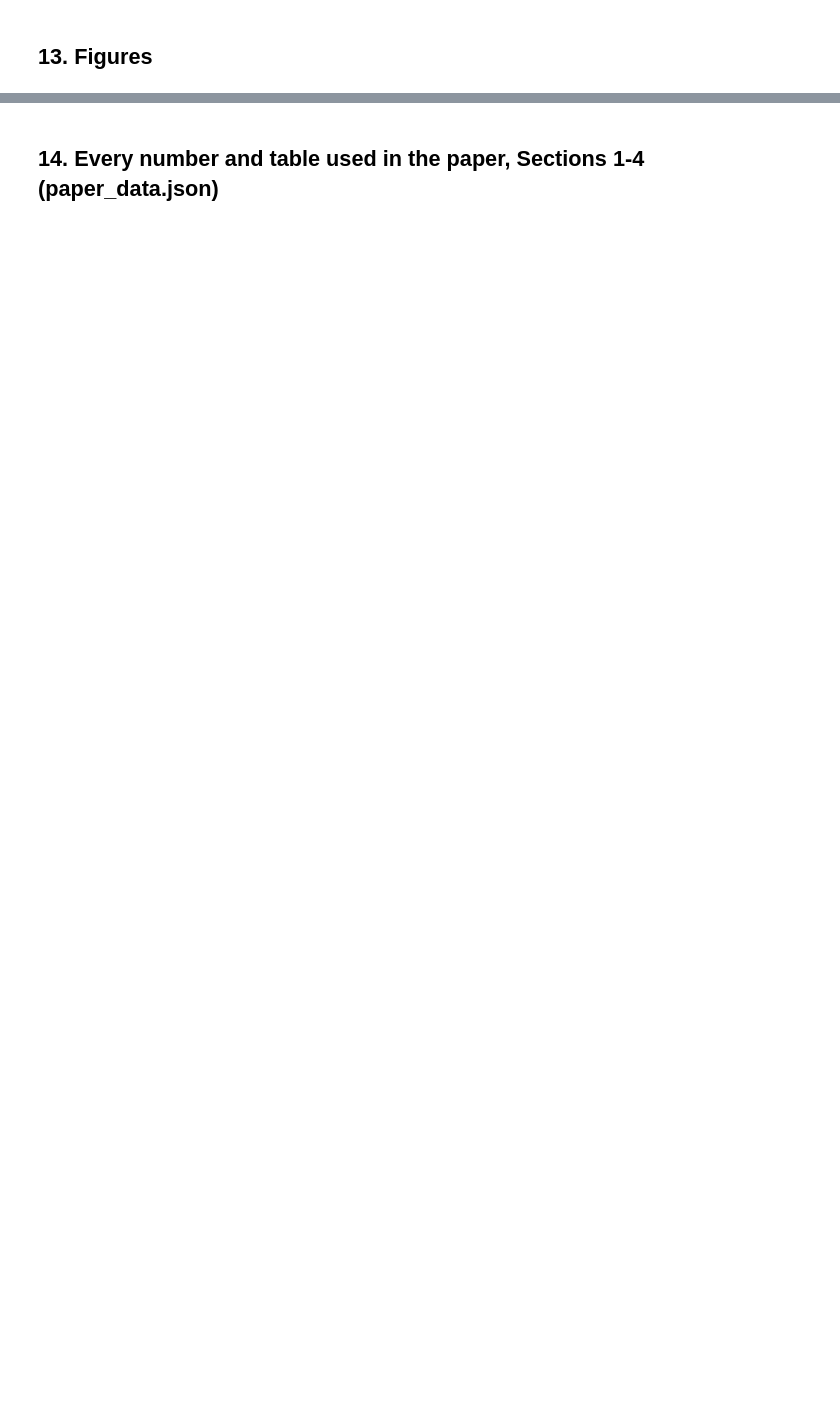
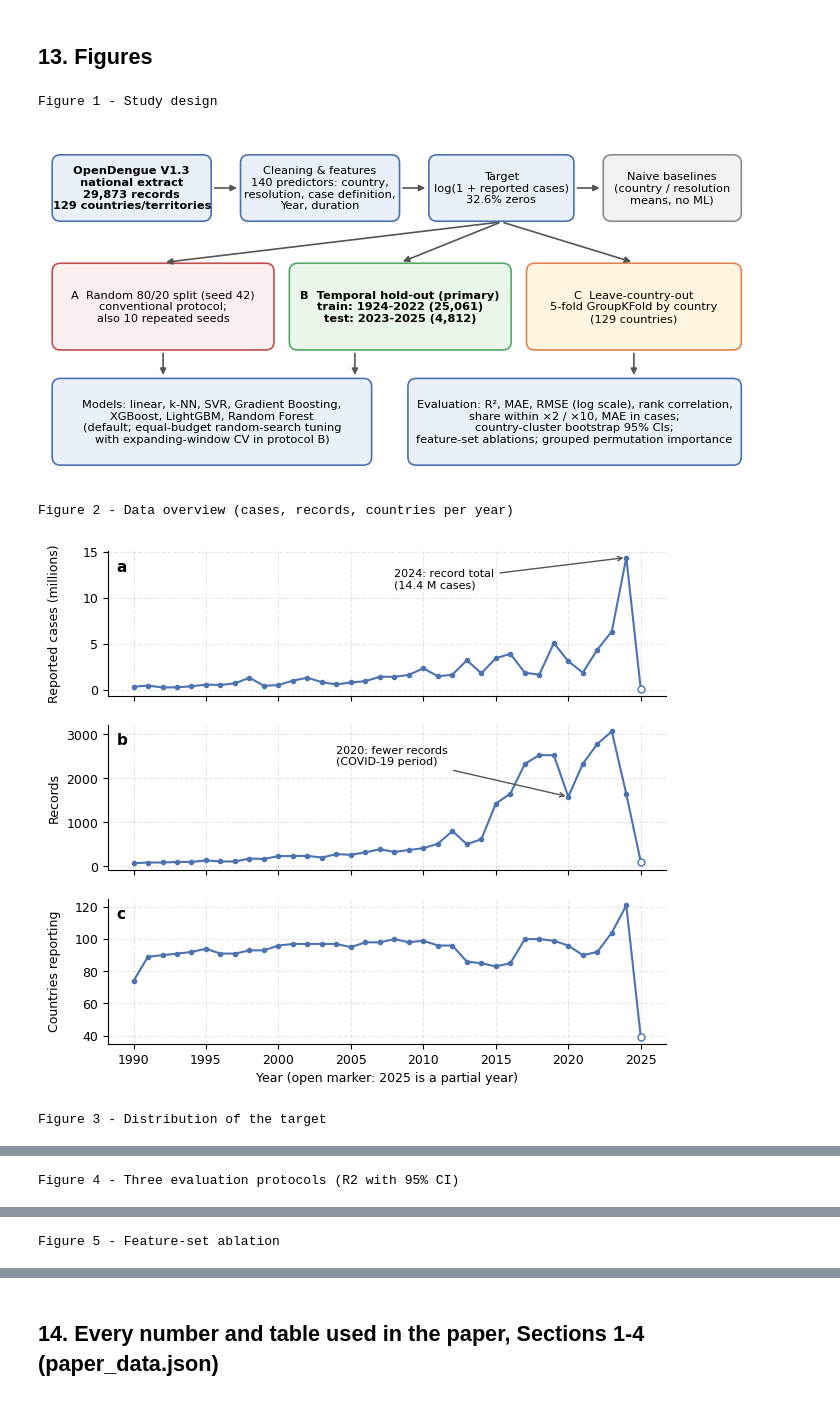
Before and after one commit to Rejuwanshamim/Dengue_AI, a Jupyter notebook: dengue_AI.ipynb, the cells around one changed output, grey strips where cells are left out. Saved outputs shown, nothing was run; the diff lists cells and outputs as text; code cells hidden in the pictures; blank space fills up the shorter version.

```diff
--- a/dengue_AI.ipynb
+++ b/dengue_AI.ipynb
@@ -663,7 +785,7 @@ def fig5():
         for xx, vv in zip(xs + (k - .5) * w, v): ax.text(xx, vv + .01, f"{vv:.2f}", ha="center", fontsize=7)
     ax.set_xticks(xs); ax.set_xticklabels([o.replace(" + ", "\n+ ").replace(" (", "\n(") for o in order], fontsize=7.2)
     ax.set_ylabel("Test R² (Random Forest, default)"); ax.legend(frameon=False, loc="upper left"); ax.set_ylim(-0.05, 1.0)
-    fig.tight_layout(); fig.savefig(f"{FIG}/fig5_ablation.png"); plt.close(fig)
+    fig.tight_layout(); fig.savefig(f"{FIG}/fig5_ablation.png"); plt.show()
 # %%
 def fig6():
     te = tmp["te"]; yt = y.iloc[te].to_numpy(); zero = yt == 0
@@ -675,7 +797,7 @@ def fig6():
         ax.set_title(f"{t}  {nm}  (R² = {r2:.3f})", loc="left", fontsize=9.5)
         ax.set_xlabel("Predicted log(1 + cases)")
     axs[0].set_ylabel("Observed log(1 + cases)"); axs[0].legend(frameon=False, markerscale=2.5, loc="upper left")
-    fig.tight_layout(); fig.savefig(f"{FIG}/fig6_actual_pred.png"); plt.close(fig)
+    fig.tight_layout(); fig.savefig(f"{FIG}/fig6_actual_pred.png"); plt.show()
 # %%
 def fig7():
     te = tmp["te"]; yt = y.iloc[te].to_numpy(); zero = yt == 0
@@ -687,7 +809,7 @@ def fig7():
     axs[0].legend(frameon=False, markerscale=2.5); axs[0].set_title(f"A  {nm}: residuals vs predicted", loc="left", fontsize=9.5)
     axs[1].hist(e, bins=60, color=C_ML, ec="white"); axs[1].set_xlabel("Residual"); axs[1].set_ylabel("Records")
     axs[1].set_title(f"B  Residual distribution (excess kurtosis = {kurtosis(e):.1f})", loc="left", fontsize=9.5)
-    fig.tight_layout(); fig.savefig(f"{FIG}/fig7_residuals.png"); plt.close(fig)
+    fig.tight_layout(); fig.savefig(f"{FIG}/fig7_residuals.png"); plt.show()
     return {"excess_kurtosis": float(kurtosis(e)), "mean_resid": float(e.mean()), "sd_resid": float(e.std()),
             "share_abs_gt2": float((np.abs(e) > 2).mean()), "resid_min": float(e.min()), "resid_max": float(e.max())}
 # %%
@@ -704,4 +826,4 @@ def fig8():
     axs[2].barh([("Resolution: " + t[0][6:]) if t[0].startswith("T_res_") else (t[0].replace("adm_0_name_", "").replace("case_definition_standardised_", "case def: ").replace("_", " ").title() if t[0] not in ("Year", "duration_days") else t[0]) for t in top],
                 [t[1] for t in top], color=C_TUN)
     axs[2].set_xlabel("Gini importance (default RF, random split)"); axs[2].set_title("C  Top-12 single features by Gini importance", loc="left", fontsize=9)
-    fig.tight_layout(); fig.savefig(f"{FIG}/fig8_importance.png"); plt.close(fig)
+    fig.tight_layout(); fig.savefig(f"{FIG}/fig8_importance.png"); plt.show()
@@ -709,0 +830,16 @@ fig1(); fig2(); fig3(); fig4(); fig5(); fig6(); res7 = fig7(); json.dump(res7, o
+# %%
+print("Figure 1 - Study design");                                      fig1()
+print("Figure 2 - Data overview (cases, records, countries per year)");  fig2()
+print("Figure 3 - Distribution of the target");                          fig3()
+print("Figure 4 - Three evaluation protocols (R2 with 95% CI)");         fig4()
+print("Figure 5 - Feature-set ablation");                                fig5()
+print("Figure 6 - Actual vs predicted (temporal hold-out)");             fig6()
+print("Figure 7 - Residual analysis");  res7 = fig7()
+json.dump(res7, open(f"{OUT}/resid_stats.json", "w")); print(res7)
+print("Figure 8 - Feature importance");                                  fig8()
+# %% [output]
+Figure 1 - Study design
+[figure, added]
+Figure 2 - Data overview (cases, records, countries per year)
+[figure, added]
+Figure 3 - Distribution of the target
@@ -709,0 +847 @@ fig1(); fig2(); fig3(); fig4(); fig5(); fig6(); res7 = fig7(); json.dump(res7, o
+Figure 4 - Three evaluation protocols (R2 with 95% CI)
@@ -709,0 +849 @@ fig1(); fig2(); fig3(); fig4(); fig5(); fig6(); res7 = fig7(); json.dump(res7, o
+Figure 5 - Feature-set ablation
```
Also changed, not shown: parts of 54 cells of this notebook.
